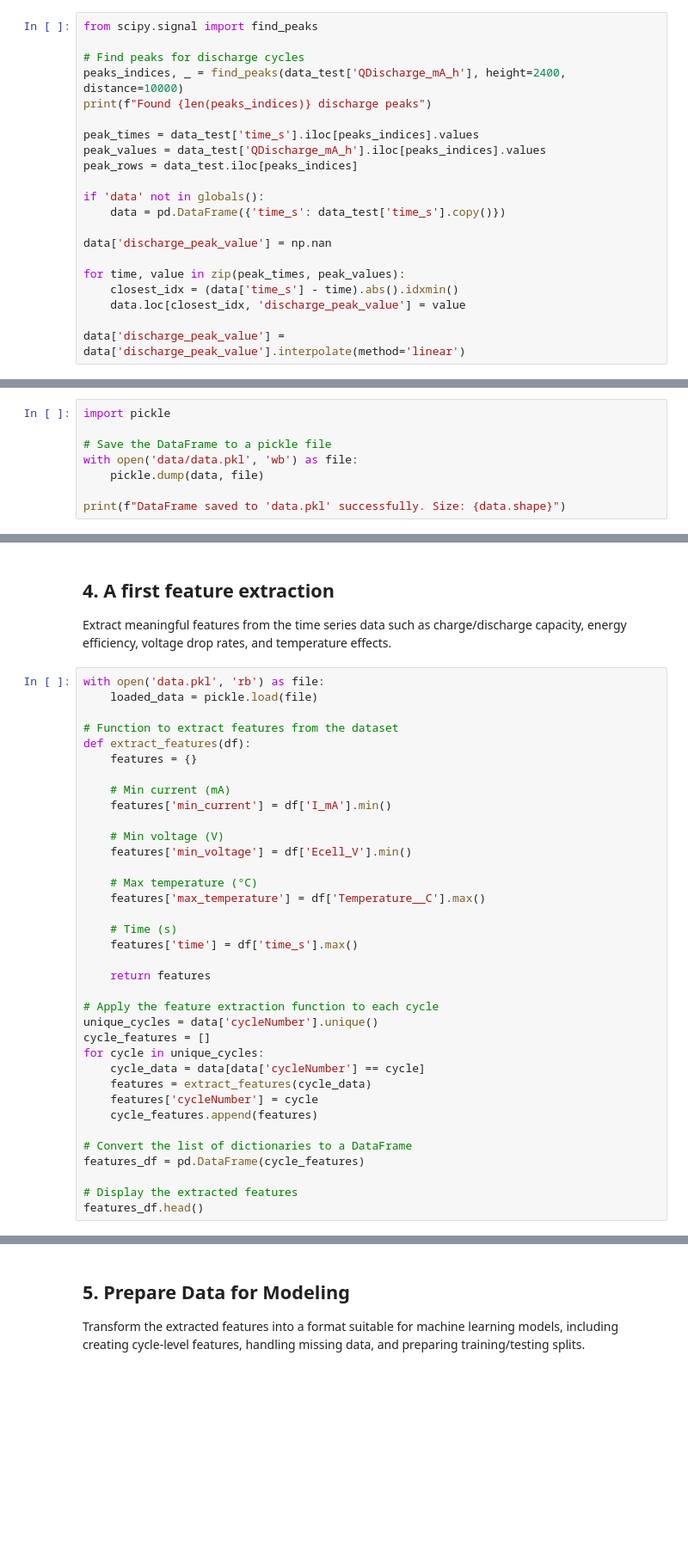
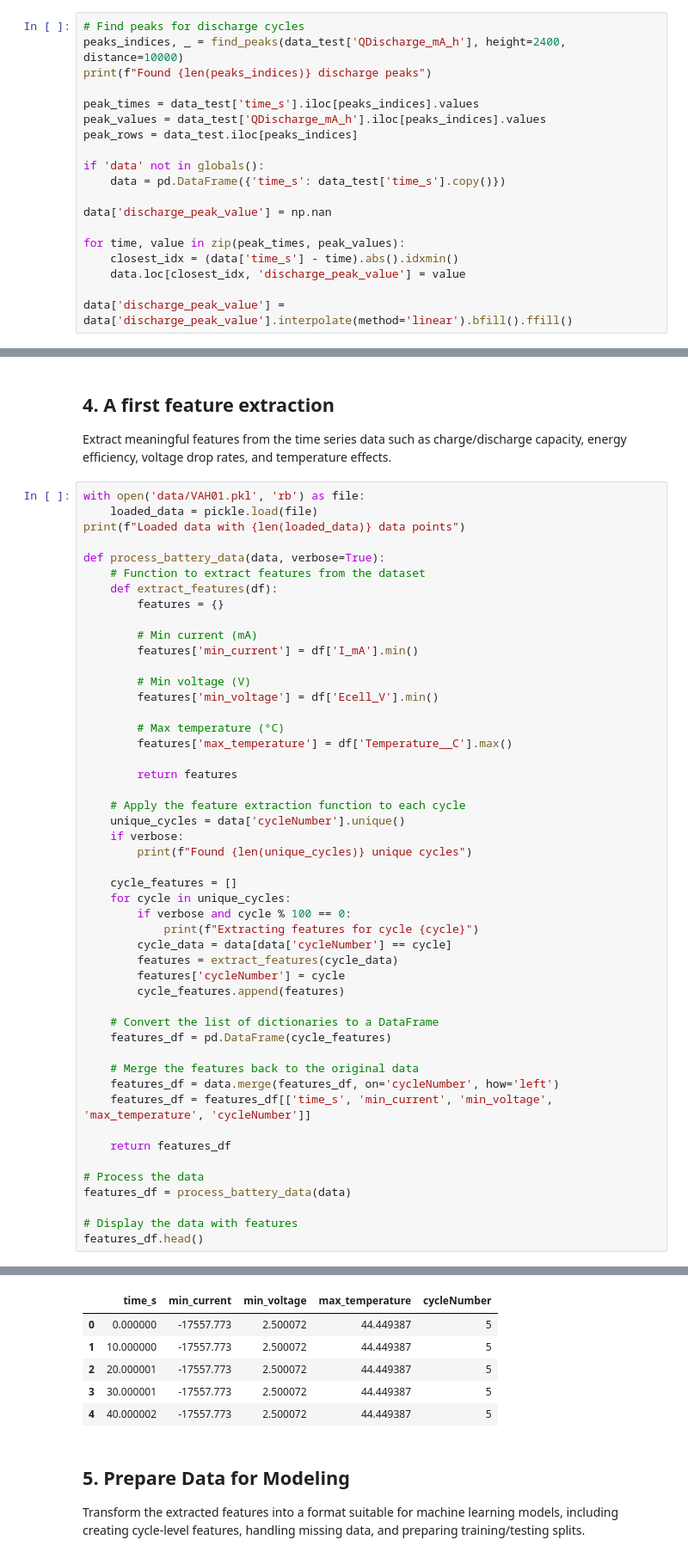
Before and after one commit to ChristopherTsa/datacamp_project, a Jupyter notebook: batteries_starting_kit.ipynb, the cells around one changed output, grey strips where cells are left out. Shown at 86% size. Cells and saved outputs as stored; diff of their text form; blank space fills up the shorter version.

```diff
--- a/batteries_starting_kit.ipynb
+++ b/batteries_starting_kit.ipynb
@@ -617,6 +628,4 @@ We want to get the value of the peaks and interpolate to get a continuous value
 # %%
-from scipy.signal import find_peaks
-
 # Find peaks for discharge cycles
 peaks_indices, _ = find_peaks(data_test['QDischarge_mA_h'], height=2400, distance=10000)
 print(f"Found {len(peaks_indices)} discharge peaks")
@@ -634,7 +643,7 @@ for time, value in zip(peak_times, peak_values):
     closest_idx = (data['time_s'] - time).abs().idxmin()
     data.loc[closest_idx, 'discharge_peak_value'] = value
 
-data['discharge_peak_value'] = data['discharge_peak_value'].interpolate(method='linear')
+data['discharge_peak_value'] = data['discharge_peak_value'].interpolate(method='linear').bfill().ffill()
 # %% [output]
 Found 18 discharge peaks
 # %%
@@ -649,11 +658,3 @@ plt.legend()
 plt.show()
 # %% [output]
 [figure]
-# %%
-import pickle
-
-# Save the DataFrame to a pickle file
-with open('data/data.pkl', 'wb') as file:
-    pickle.dump(data, file)
-
-print(f"DataFrame saved to 'data.pkl' successfully. Size: {data.shape}")
@@ -663,39 +662,52 @@ DataFrame saved to 'data.pkl' successfully. Size: (1091477, 12)
 ## 4. A first feature extraction
 Extract meaningful features from the time series data such as charge/discharge capacity, energy efficiency, voltage drop rates, and temperature effects.
 # %%
-with open('data.pkl', 'rb') as file:
+with open('data/VAH01.pkl', 'rb') as file:
     loaded_data = pickle.load(file)
+print(f"Loaded data with {len(loaded_data)} data points")
 
-# Function to extract features from the dataset
-def extract_features(df):
-    features = {}
+def process_battery_data(data, verbose=True):
+    # Function to extract features from the dataset
+    def extract_features(df):
+        features = {}
 
-    # Min current (mA)
-    features['min_current'] = df['I_mA'].min()
+        # Min current (mA)
+        features['min_current'] = df['I_mA'].min()
 
-    # Min voltage (V)
-    features['min_voltage'] = df['Ecell_V'].min()
+        # Min voltage (V)
+        features['min_voltage'] = df['Ecell_V'].min()
 
-    # Max temperature (°C)
-    features['max_temperature'] = df['Temperature__C'].max()
+        # Max temperature (°C)
+        features['max_temperature'] = df['Temperature__C'].max()
 
-    # Time (s)
-    features['time'] = df['time_s'].max()
+        return features
 
-    return features
+    # Apply the feature extraction function to each cycle
+    unique_cycles = data['cycleNumber'].unique()
+    if verbose:
+        print(f"Found {len(unique_cycles)} unique cycles")
 
-# Apply the feature extraction function to each cycle
-unique_cycles = data['cycleNumber'].unique()
-cycle_features = []
-for cycle in unique_cycles:
-    cycle_data = data[data['cycleNumber'] == cycle]
-    features = extract_features(cycle_data)
-    features['cycleNumber'] = cycle
-    cycle_features.append(features)
+    cycle_features = []
+    for cycle in unique_cycles:
+        if verbose and cycle % 100 == 0:
+            print(f"Extracting features for cycle {cycle}")
+        cycle_data = data[data['cycleNumber'] == cycle]
+        features = extract_features(cycle_data)
+        features['cycleNumber'] = cycle
+        cycle_features.append(features)
 
-# Convert the list of dictionaries to a DataFrame
-features_df = pd.DataFrame(cycle_features)
+    # Convert the list of dictionaries to a DataFrame
+    features_df = pd.DataFrame(cycle_features)
 
-# Display the extracted features
+    # Merge the features back to the original data
+    features_df = data.merge(features_df, on='cycleNumber', how='left')
+    features_df = features_df[['time_s', 'min_current', 'min_voltage', 'max_temperature', 'cycleNumber']]
+
+    return features_df
+
+# Process the data
+features_df = process_battery_data(data)
+
+# Display the data with features
 features_df.head()
 # %% [output]
@@ -703,3 +722,9 @@ KeyboardInterrupt:
+|  | time_s | min_current | min_voltage | max_temperature | cycleNumber |
+| 0 | 0.000000 | -17557.773 | 2.500072 | 44.449387 | 5 |
+| 1 | 10.000000 | -17557.773 | 2.500072 | 44.449387 | 5 |
+| 2 | 20.000001 | -17557.773 | 2.500072 | 44.449387 | 5 |
+| 3 | 30.000001 | -17557.773 | 2.500072 | 44.449387 | 5 |
+| 4 | 40.000002 | -17557.773 | 2.500072 | 44.449387 | 5 |
 # %% [markdown]
 ## 5. Prepare Data for Modeling
 Transform the extracted features into a format suitable for machine learning models, including creating cycle-level features, handling missing data, and preparing training/testing splits.
```
Also changed, not shown: parts of 19 cells of this notebook, 8 other files.
